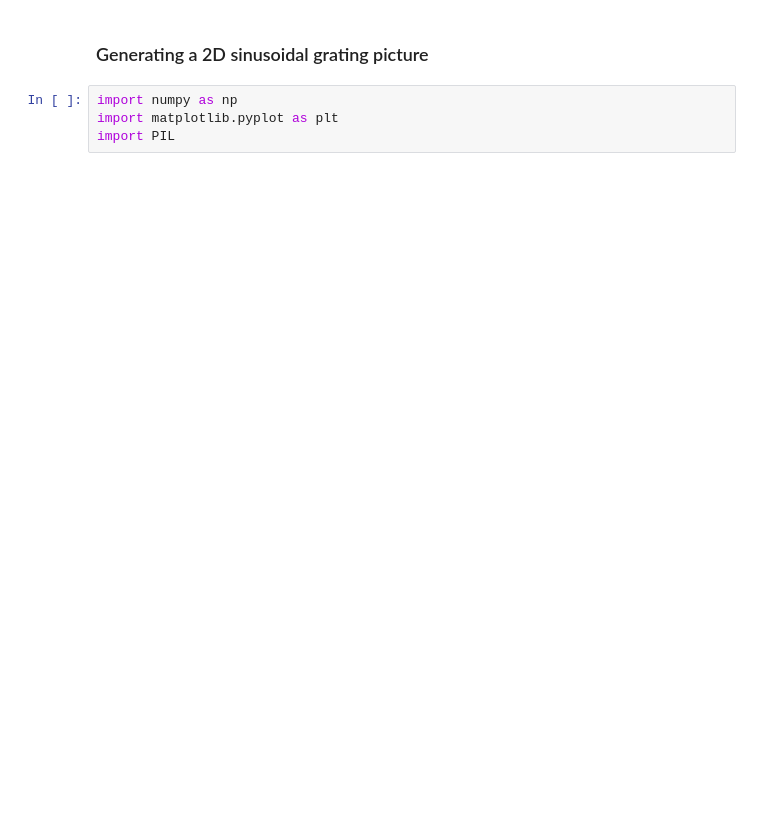
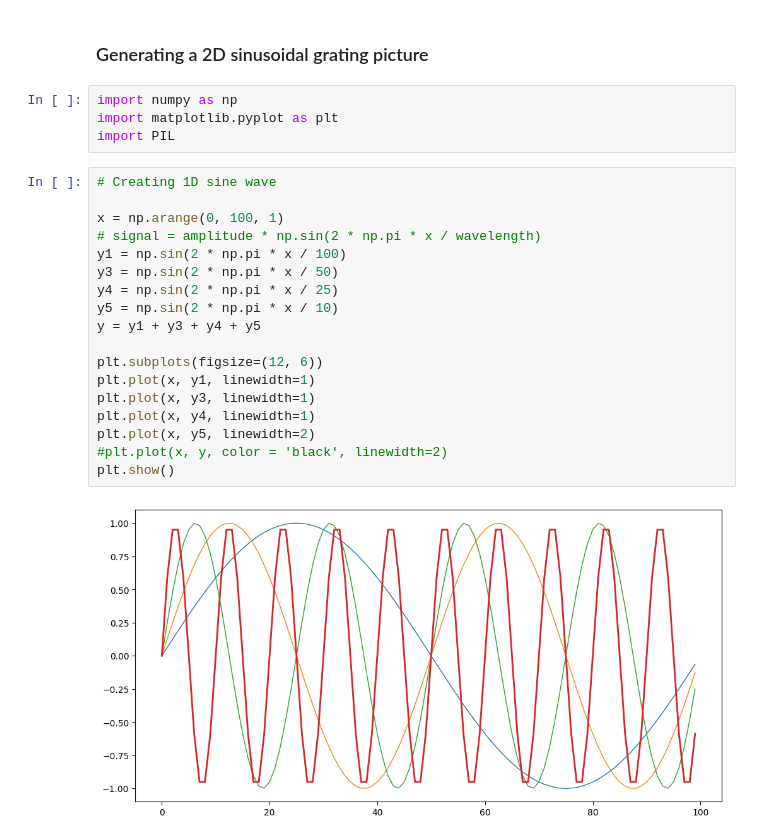
Before and after one commit to giuliabernardinieco/revosim-simulations, a Jupyter notebook: pic-generator.ipynb, the cells around one changed output. Saved outputs shown, nothing was run; the diff lists cells and outputs as text; blank space fills up the shorter version.

```diff
--- a/pic-generator.ipynb
+++ b/pic-generator.ipynb
@@ -4,3 +4,23 @@
 import numpy as np
 import matplotlib.pyplot as plt
 import PIL
+# %%
+# Creating 1D sine wave
+
+x = np.arange(0, 100, 1)
+# signal = amplitude * np.sin(2 * np.pi * x / wavelength)
+y1 = np.sin(2 * np.pi * x / 100)
+y3 = np.sin(2 * np.pi * x / 50)
+y4 = np.sin(2 * np.pi * x / 25)
+y5 = np.sin(2 * np.pi * x / 10)
+y = y1 + y3 + y4 + y5
+
+plt.subplots(figsize=(12, 6))
+plt.plot(x, y1, linewidth=1)
+plt.plot(x, y3, linewidth=1)
+plt.plot(x, y4, linewidth=1)
+plt.plot(x, y5, linewidth=2)
+#plt.plot(x, y, color = 'black', linewidth=2)
+plt.show()
+# %% [output]
+[figure, added]
```
Also changed, not shown: parts of 10 cells of this notebook.
